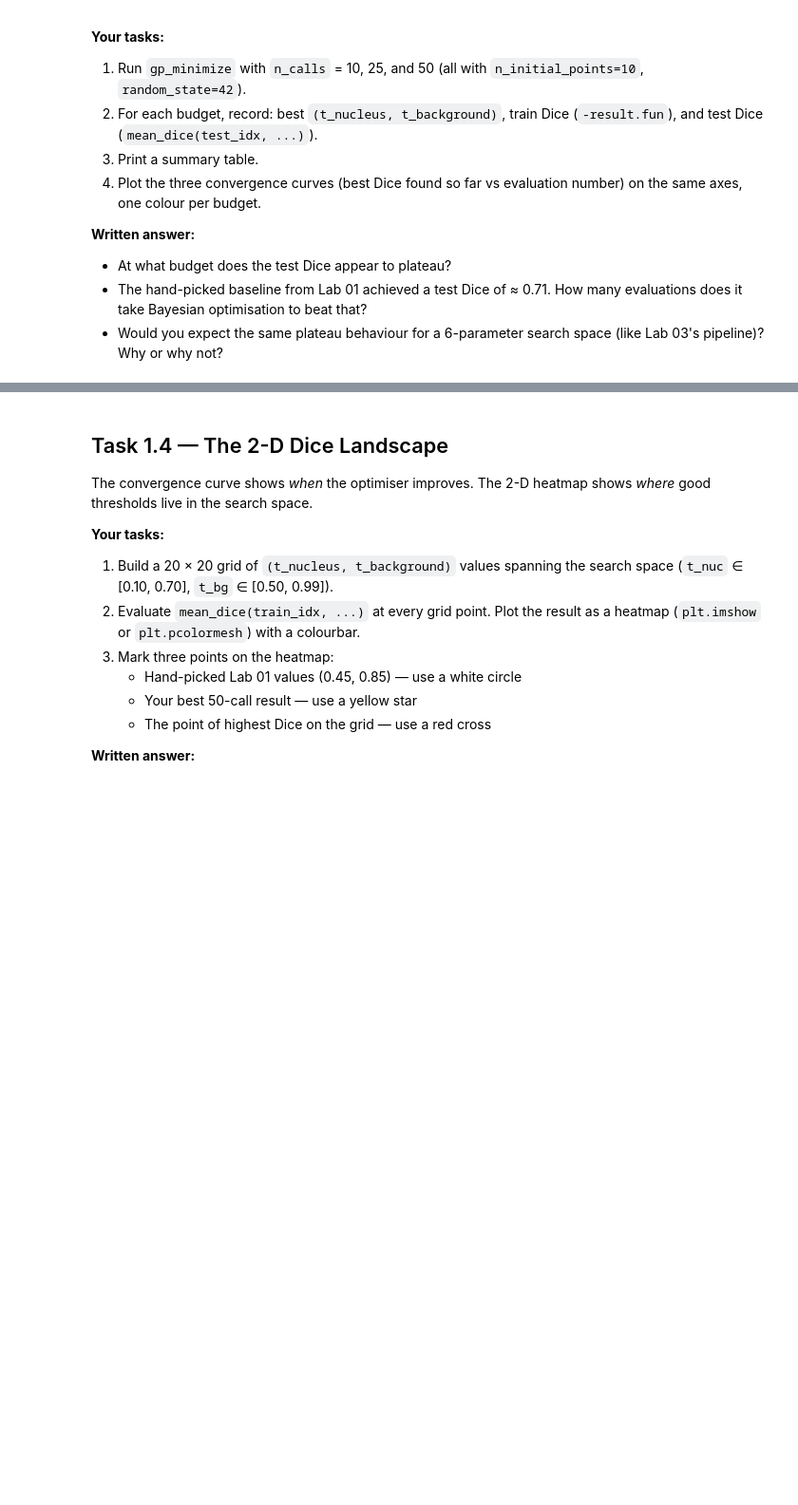
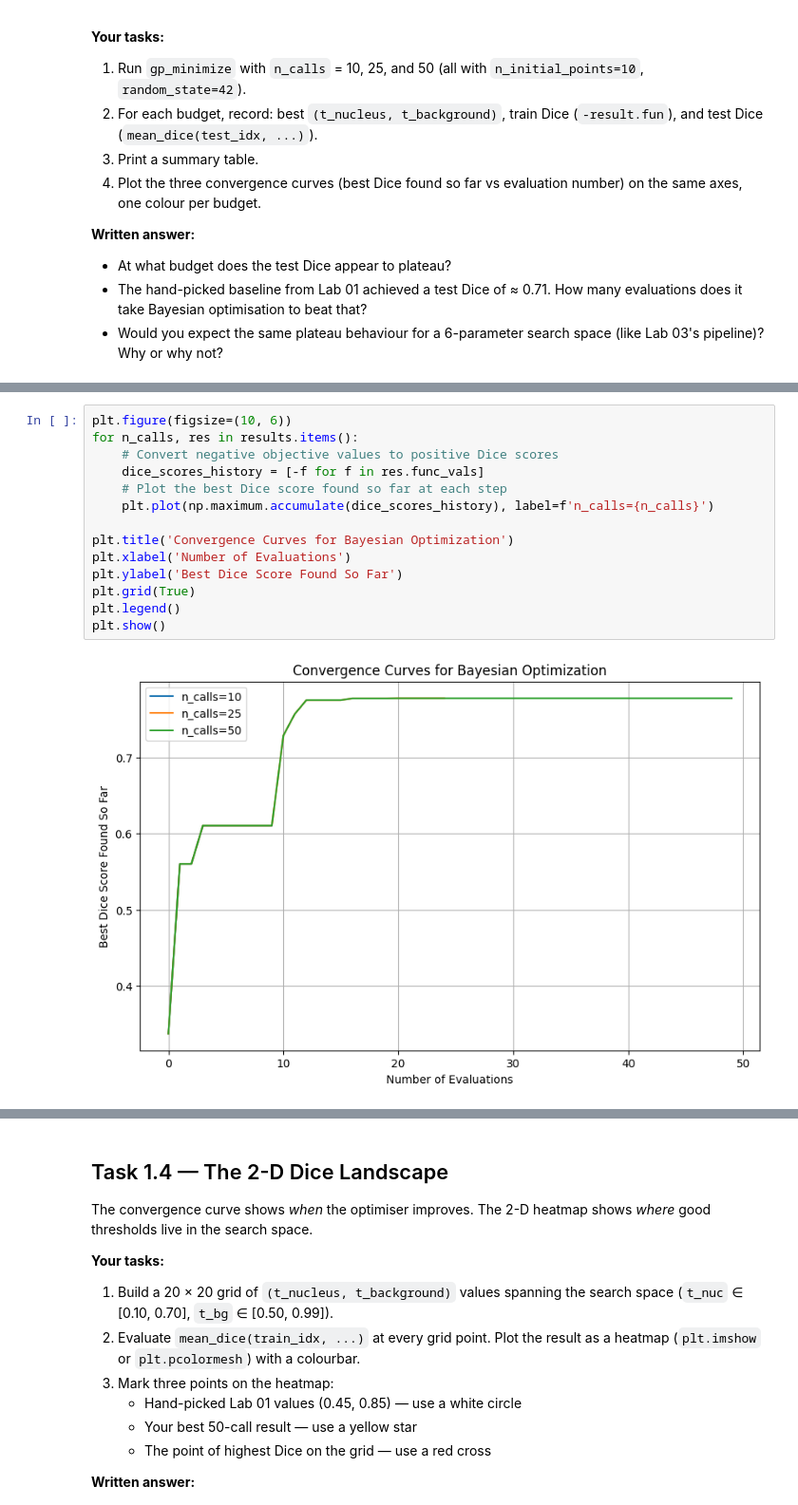
Before and after one commit to emubarak-lamc/PosterRepo, a Jupyter notebook: Projects/project_2_outline.ipynb, the cells around one changed output, grey strips where cells are left out. Shown at 95% size. Saved outputs shown, nothing was run; the diff lists cells and outputs as text; blank space fills up the shorter version.

```diff
--- a/Projects/project_2_outline.ipynb
+++ b/Projects/project_2_outline.ipynb
@@ -233,0 +279,16 @@ for n_calls in [10, 25, 50]:
+# %%
+plt.figure(figsize=(10, 6))
+for n_calls, res in results.items():
+    # Convert negative objective values to positive Dice scores
+    dice_scores_history = [-f for f in res.func_vals]
+    # Plot the best Dice score found so far at each step
+    plt.plot(np.maximum.accumulate(dice_scores_history), label=f'n_calls={n_calls}')
+
+plt.title('Convergence Curves for Bayesian Optimization')
+plt.xlabel('Number of Evaluations')
+plt.ylabel('Best Dice Score Found So Far')
+plt.grid(True)
+plt.legend()
+plt.show()
+# %% [output]
+[figure, added]
```
Also changed, not shown: parts of 9 cells of this notebook.
